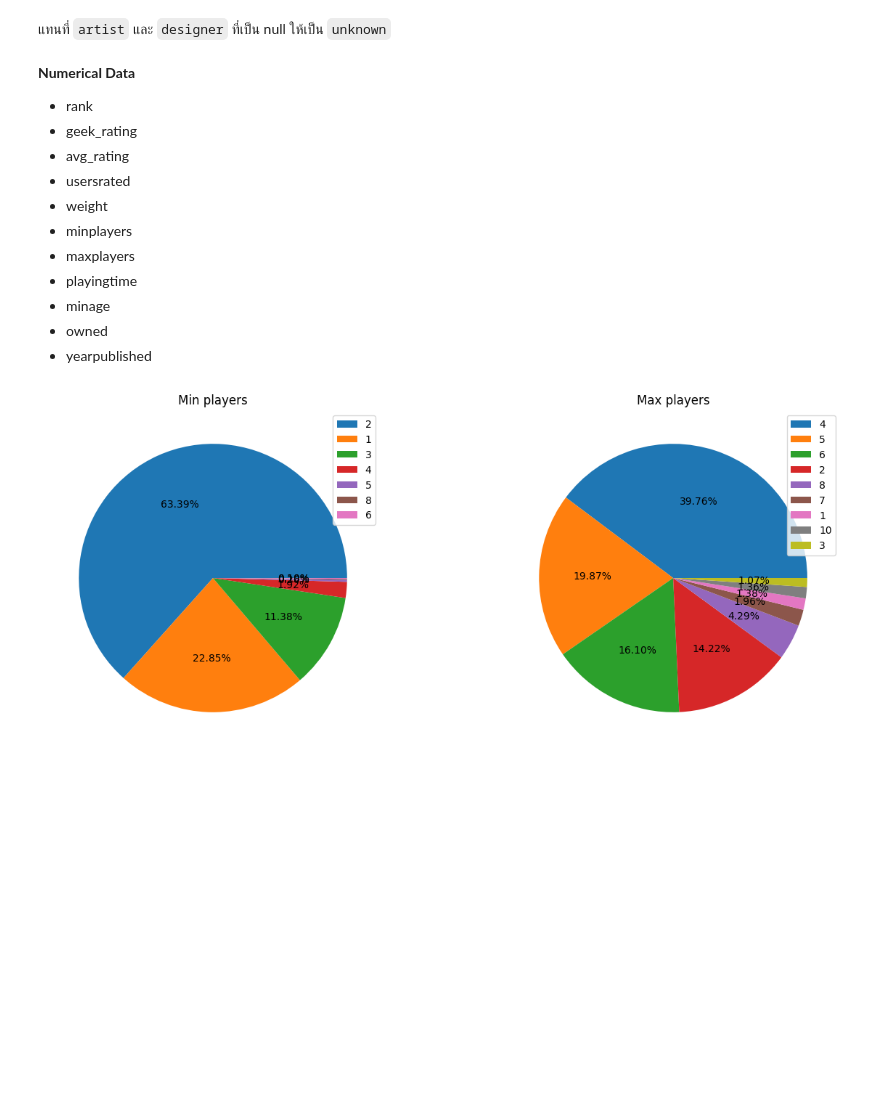
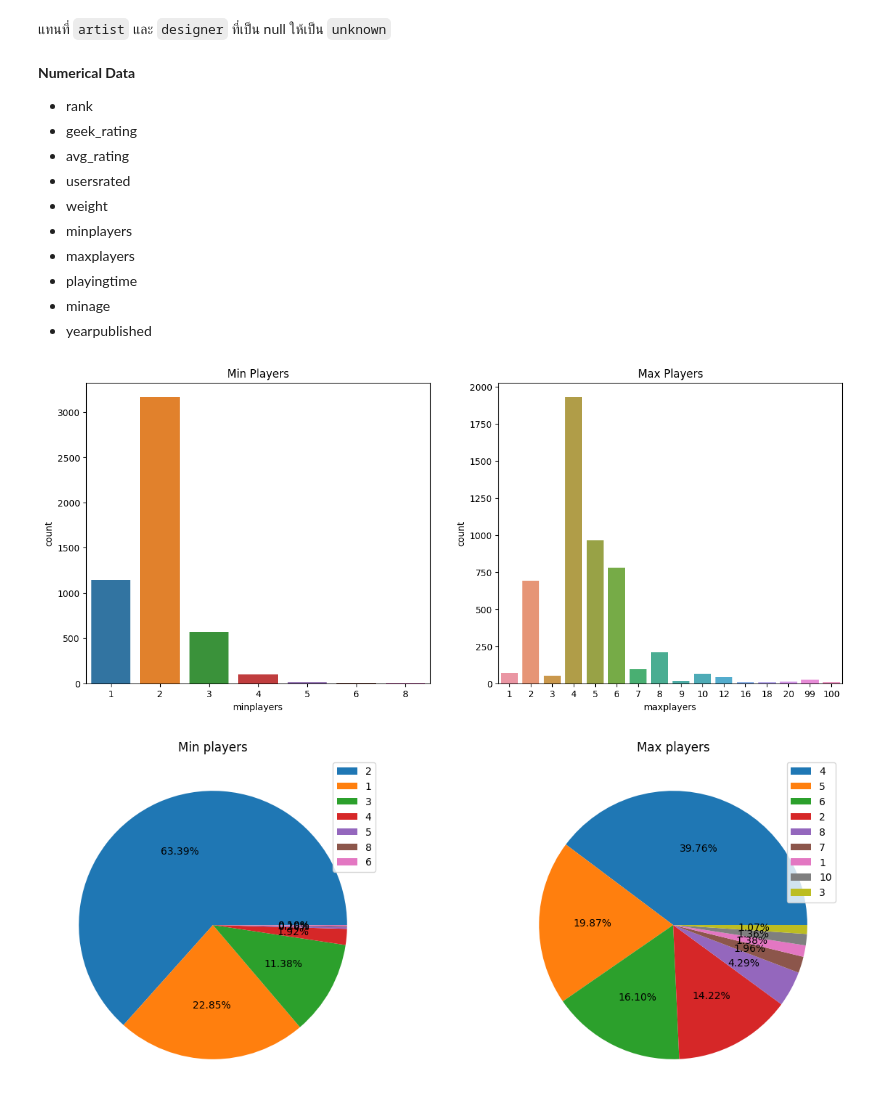
Before and after one commit to Kopzzz/Board-Game-RecCommu, a Jupyter notebook: code/1_Cleaning&EDA_BoardGames.ipynb, the cells around one changed output. Saved outputs shown, nothing was run; the diff lists cells and outputs as text; code cells hidden in the pictures; blank space fills up the shorter version.

```diff
--- a/code/1_Cleaning&EDA_BoardGames.ipynb
+++ b/code/1_Cleaning&EDA_BoardGames.ipynb
@@ -226,8 +226,25 @@ df_bg['designer'] = df_bg['designer'].fillna("'unknown'")
 * maxplayers
 * playingtime
 * minage
-* owned
 * yearpublished
+# %%
+df_min = df_bg['minplayers'].value_counts().reset_index()
+df_min.columns = ['minplayers', 'count']
+
+df_max = df_bg['maxplayers'].value_counts()[:16].reset_index()
+df_max.columns = ['maxplayers', 'count']
+
+plt.figure(figsize=(15,6))
+plt.subplot(1,2,1)
+plt.title('Min Players')
+sns.barplot(data=df_min, y='count', x='minplayers')
+
+plt.subplot(1,2,2)
+plt.title('Max Players')
+sns.barplot(data=df_max, y='count', x='maxplayers')
+plt.show()
+# %% [output]
+[figure, added]
 # %%
 plt.figure(figsize=(15,6))
 plt.subplot(1,2,1)
```
Also changed, not shown: parts of 17 cells of this notebook.
